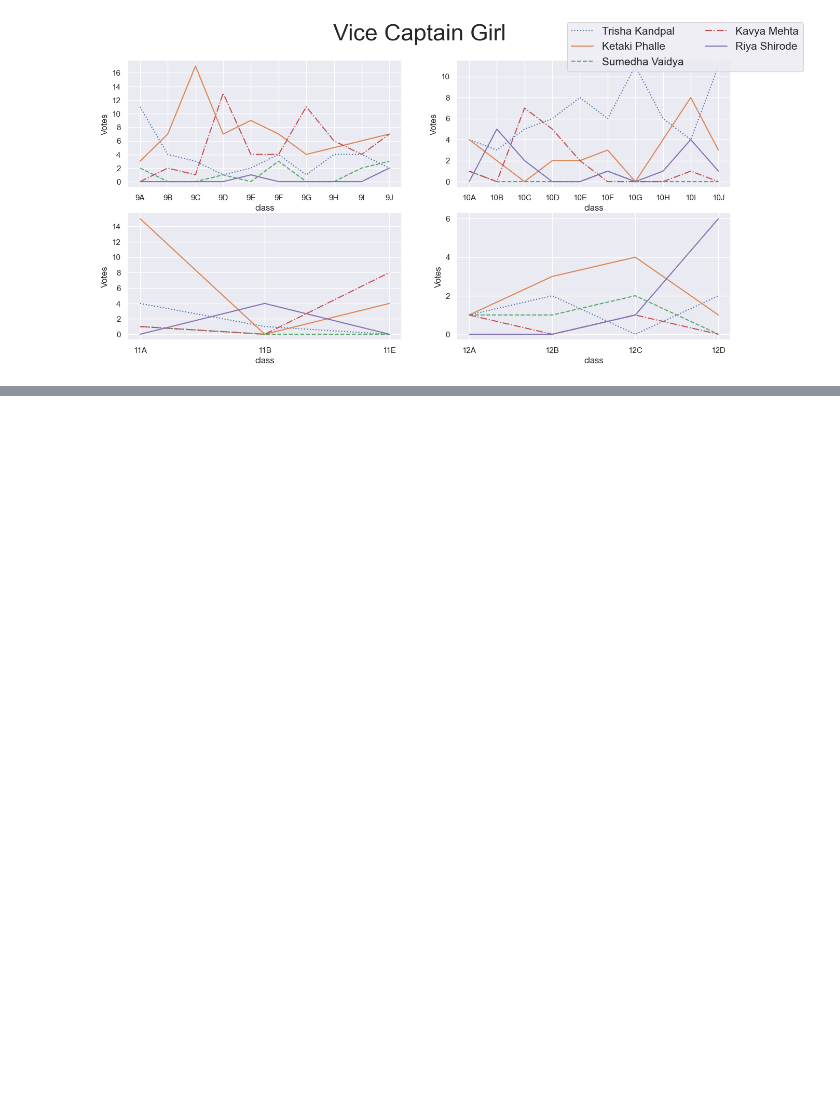
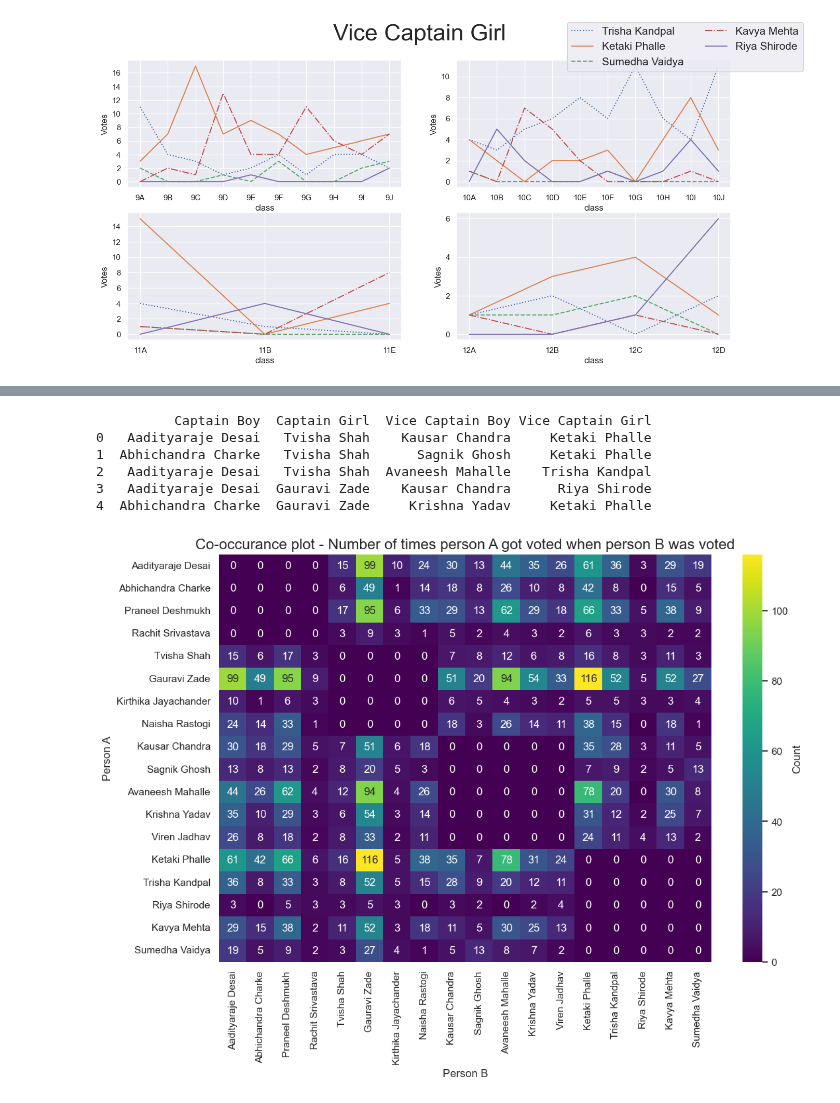
Before and after one commit to d1vij/elections-vote-analysis, a Jupyter notebook: project.ipynb, the cells around one changed output, grey strips where cells are left out. Saved outputs shown, nothing was run; the diff lists cells and outputs as text; code cells hidden in the pictures; blank space fills up the shorter version.

```diff
--- a/project.ipynb
+++ b/project.ipynb
@@ -585,18 +529,0 @@ Sumedha Vaidya              27                     4               1
-# %%
-# constructing votes matrix
-# vote matrix contains which candidate was voted for which post in any particular voting session
-vote_matrix = pd.DataFrame(columns=[*candidate_data.keys(), "class"])
-for _class in class_wise_documents:
-    for session_votes in _class["votes"]:
-
-        idx = len(vote_matrix)
-        vote_dict = {}
-        vote_dict["class"] = _class["name"]
-        for vote in session_votes:
-            vote_dict[vote["post"]] =  vote["name"]  # type:ignore
-        vote_matrix.loc[idx] = vote_dict
-
-all_candidates = []
-for _, candidates in candidate_data.items():
-    all_candidates.extend(candidates)
-print(vote_matrix.iloc[25:31])
@@ -603,16 +569,35 @@ print(vote_matrix.iloc[25:31])
 # %%
-vote_only_matrix = vote_matrix[["Captain Boy", "Captain Girl", "Vice Captain Boy", "Vice Captain Girl"]]
+from itertools import combinations
+
+all_candidates = [
+    candidate
+    for post_candidates in candidate_data.values()
+    for candidate in post_candidates
+]
+
+classwise_votes = get_classwise_documents_from_local("votes.json")
+
+# Which candidates were voted toghether in a particular session
+vote_sessions = pd.DataFrame(columns=candidate_data.keys())
+
+for _class in classwise_votes:
+    for session in _class["votes"]:
+        voted = {}
+        for vote in session:
+            voted[vote["post"]] = vote["name"]
+        vote_sessions.loc[len(vote_sessions)] = voted
+
+print(vote_sessions.head())
 
 # co-occurance matrix is the matrix showing how many times candidate B was voted when candidate A was voted
 # co-occurance matrix would be N * N where N are the total number of candidates across all posts (18 * 18 for this case)
 co_occurance_matrix = pd.DataFrame(0, index=all_candidates, columns=all_candidates)
 
 # updating co-occurance matrix
-for idx, session in vote_only_matrix.iterrows():
-    for name_A in session.values:
-        for name_B in session.values:
-            if name_A != name_B:
-                co_occurance_matrix.loc[name_A, name_B] += 1
+for (_, session) in vote_sessions.iterrows():
+    for (candidate_A, candidate_B) in combinations(session.to_list(), 2):
+        co_occurance_matrix.at[candidate_A, candidate_B] += 1
+        co_occurance_matrix.at[candidate_B, candidate_A] += 1
 
 # creating conditional probability matrix
 # conditional probabilty matrix is created by normalizing columns of co-occurance matrix
@@ -636,30 +621,38 @@ sns.heatmap(
     cbar_kws={"label": "Count"},
 )
 ax1.set_ylabel("Person A", size=12)
 ax1.set_xlabel("Person B", size=12)
 ax1.set_xticklabels(ax1.get_xticklabels(), rotation=90)
 ax1.set_yticklabels(ax1.get_yticklabels(), rotation=0)
 plt.show()
 
 # ---- second plot ----
 fig2, ax2 = plt.subplots(figsize=(12, 8))
 ax2.set_title(
     "Probability plot - Probabilty (in percent) of person B getting voted when person A was voted",
     size=16,
 )
 sns.heatmap(
     probability_matrix * 100,
     cmap="viridis",
     vmin=0,
     annot=True,
     ax=ax2,
     fmt=".1f",
     cbar_kws={"label": "Percent"},
 )
 ax2.set_ylabel("Person A", size=12)
 ax2.set_xlabel("Person B", size=12)
 ax2.set_xticklabels(ax2.get_xticklabels(), rotation=90)
 ax2.set_yticklabels(ax2.get_yticklabels(), rotation=0)
 plt.show()
 
 # the percents here for a column dont add up to 100 cuz they are mutually exclusive events
+# %% [output]
+          Captain Boy  Captain Girl  Vice Captain Boy Vice Captain Girl
+0   Aadityaraje Desai   Tvisha Shah    Kausar Chandra     Ketaki Phalle
+1  Abhichandra Charke   Tvisha Shah      Sagnik Ghosh     Ketaki Phalle
+2   Aadityaraje Desai   Tvisha Shah  Avaneesh Mahalle    Trisha Kandpal
+3   Aadityaraje Desai  Gauravi Zade    Kausar Chandra      Riya Shirode
+4  Abhichandra Charke  Gauravi Zade     Krishna Yadav     Ketaki Phalle
+[figure, added]
```
Also changed, not shown: parts of 52 cells of this notebook, 16 other files.
